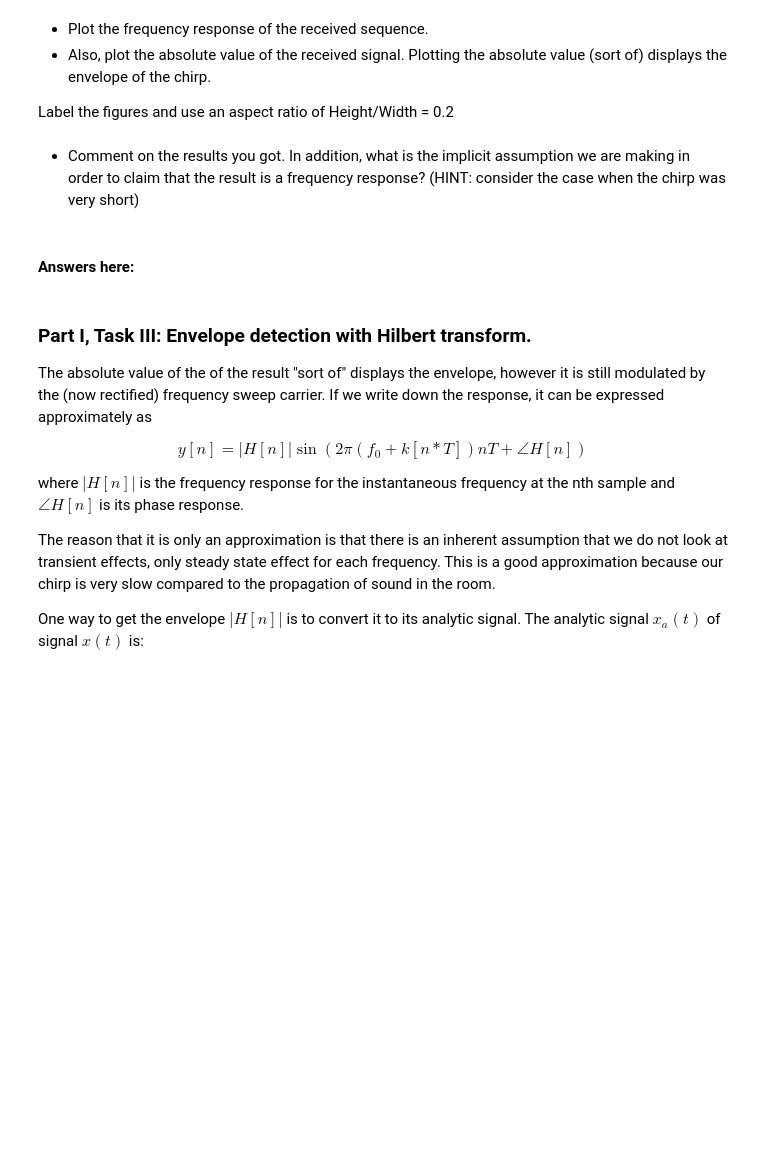
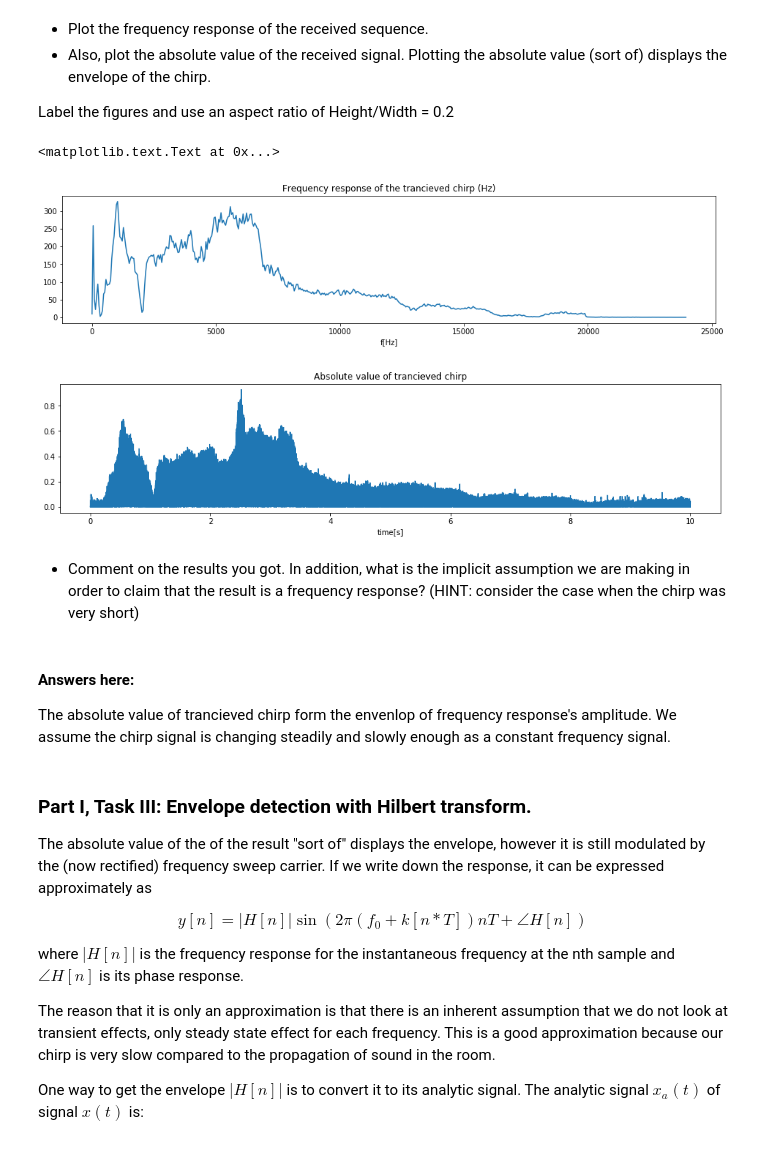
Before and after one commit to HendrickZhou/sp19-EE123-labs, a Jupyter notebook: lab1-TimeDomain-Sonar.ipynb, the cells around one changed output. Saved outputs shown, nothing was run; the diff lists cells and outputs as text; code cells hidden in the pictures; blank space fills up the shorter version.

```diff
--- a/lab1-TimeDomain-Sonar.ipynb
+++ b/lab1-TimeDomain-Sonar.ipynb
@@ -163,30 +179,38 @@ rcv_chirp.shape
 * Also, plot the absolute value of the received signal. Plotting the absolute value (sort of) displays the envelope of the chirp.
 
 Label the figures and use an aspect ratio of Height/Width = 0.2
+# %%
+# generate frequency response of chirp
+w_, RCV_chirp = signal.freqz(rcv_chirp)
 # %%
 ## Plot chirp response
 
-# generate frequency response of chirp
-
 # generate frequency index
-
+f = 24000 * w_ / np.pi
 # generate a time index
+t = np.arange(0, 10.0, 1/fs)
 
 width, height = figaspect(0.2)
-fig1 = figure(figsize=(width,height))
+plt.figure(figsize=(width,height))
 plt.plot(f, abs( RCV_chirp ) )
 plt.title('Frequency response of the trancieved chirp (Hz)')
 plt.xlabel('f[Hz]')
 
-fig1 = figure(figsize=(width,height))
+plt.figure(figsize=(width,height))
 plt.plot(t, abs(rcv_chirp))
 plt.title('Absolute value of trancieved chirp');
 plt.xlabel('time[s]')
+# %% [output]
+<matplotlib.text.Text at 0x...>
+[figure, added]
+[figure, added]
 # %% [markdown]
 * Comment on the results you got. In addition, what is the implicit assumption we are making in order to claim that the result is a frequency response?
 (HINT: consider the case when the chirp was very short)
-# %% [markdown]
-#### Answers here:
+# %% [markdown]
+#### Answers here:
+The absolute value of trancieved chirp form the envenlop of frequency response's amplitude.
+We assume the chirp signal is changing steadily and slowly enough as a constant frequency signal.
 # %% [markdown]
 ### Part I, Task III: Envelope detection with Hilbert transform.
 The absolute value of the of the result "sort of" displays the envelope, however it is still modulated by the (now rectified) frequency sweep carrier. If we write down the response, it can be expressed approximately as
```
Also changed, not shown: parts of 52 cells of this notebook, 1 other file.
